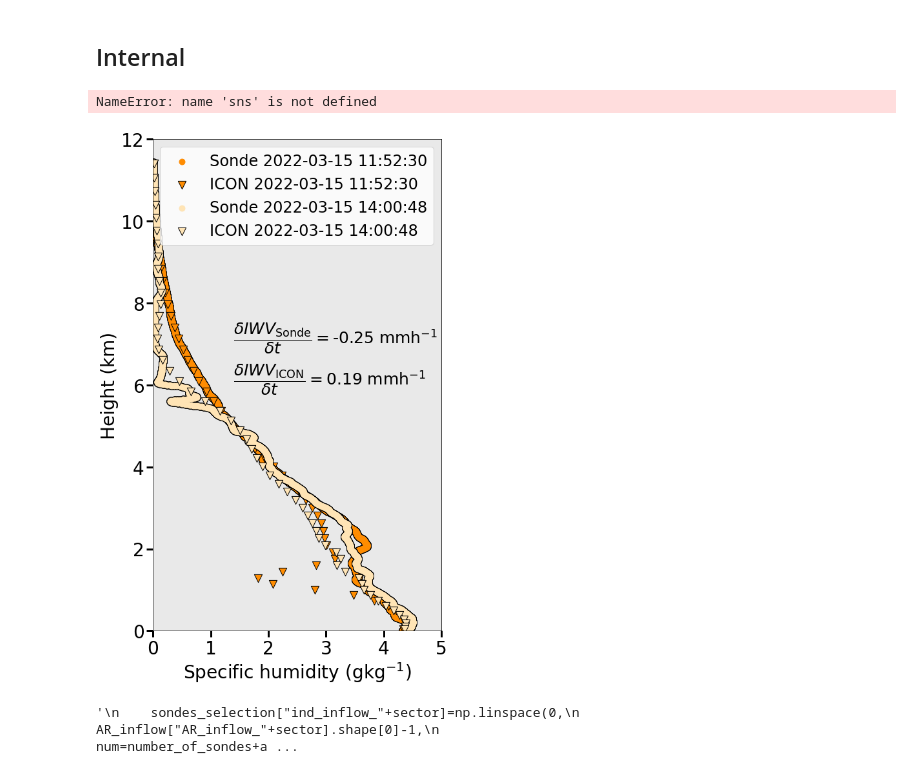
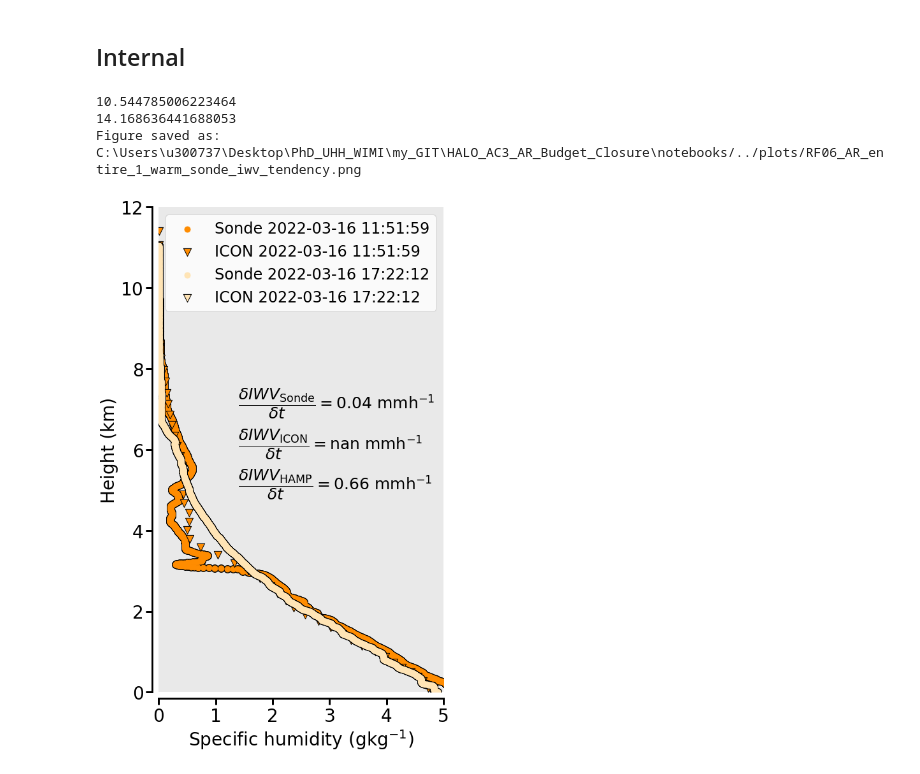
Before and after one commit to hdorff94/HALO_AC3_AR_Budget_Closure, a Jupyter notebook: notebooks/sonde_moisture_transport_divergence.ipynb, the cells around one changed output. Drawn from its saved outputs; the diff is of its cells as text; code cells hidden in the pictures.

Commit message:
Notebooks changed for getting all budget components of all sectors

```diff
--- a/notebooks/sonde_moisture_transport_divergence.ipynb
+++ b/notebooks/sonde_moisture_transport_divergence.ipynb
@@ -175,23 +175,26 @@ else:
         elif ar_of_day=="AR_entire_2":
             relevant_warm_sector_sondes=[9,10,11,12,15,16,17,18]
             relevant_cold_sector_sondes=[19,20,21]
+            relevant_warm_internal_sondes=[13,22]
             relevant_sondes_dict["warm_sector"]        = {}
             relevant_sondes_dict["warm_sector"]["in"]  = sonde_times_series.iloc[relevant_warm_sector_sondes[4::]]
             relevant_sondes_dict["warm_sector"]["out"] = sonde_times_series.iloc[relevant_warm_sector_sondes[0:4]]
             relevant_sondes_dict["cold_sector"]        = {}
             relevant_sondes_dict["cold_sector"]["in"]  = pd.Series()#sonde_times_series.iloc[relevant_cold_sector_sondes[0:3]]
             relevant_sondes_dict["cold_sector"]["out"] = sonde_times_series.iloc[relevant_cold_sector_sondes]
-
+            internal_sondes_dict["warm"]               = sonde_times_series.iloc[relevant_warm_internal_sondes]
     elif flight[0]=="RF06":
         if ar_of_day=="AR_entire_1":
             relevant_warm_sector_sondes=[0,1,2,8,9]
             relevant_cold_sector_sondes=[3,4,5,10,11,12]
+            relevant_warm_internal_sondes=[7,22]
             relevant_sondes_dict["warm_sector"]        = {}
             relevant_sondes_dict["warm_sector"]["in"]  = sonde_times_series.iloc[relevant_warm_sector_sondes[0:3]]
             relevant_sondes_dict["warm_sector"]["out"] = sonde_times_series.iloc[relevant_warm_sector_sondes[3:]]
             relevant_sondes_dict["cold_sector"]        = {}
             relevant_sondes_dict["cold_sector"]["in"]  = sonde_times_series.iloc[relevant_cold_sector_sondes[0:3]]
             relevant_sondes_dict["cold_sector"]["out"] = sonde_times_series.iloc[relevant_cold_sector_sondes[3:]]
+            internal_sondes_dict["warm"]               = sonde_times_series.iloc[relevant_warm_internal_sondes]
         elif ar_of_day=="AR_entire_2":
             relevant_warm_sector_sondes=[8,9,16,17]
             relevant_cold_sector_sondes=[10,11,12,18,19]
@@ -365,7 +375,7 @@ import halodataplot as halo_data_plotter
 
 Quick_Plotter=Data_Plotter.Quicklook_Plotter(cfg_dict)
 Radiometer_Quicklook=halo_data_plotter.Radiometer_Quicklook(cfg_dict)
-calibrated_hamp=True
+calibrated_hamp=False
 Radiometer_cls.open_processed_hamp_data(open_calibrated=calibrated_hamp,
                             newest_version=True)
 if not calibrated_hamp:
@@ -404,16 +414,16 @@ order=2
 m_est_heights=pd.read_csv(coeff_path+var_to_retrieve+"_Retrieval_coeffs_several_dates.csv",
                          index_col=0)
 
-brightness_Ts=pd.DataFrame(data=np.array(mwr_cutted["TB"][:]),
-                           index=pd.DatetimeIndex(np.array(mwr_cutted.time[:])),
-                           columns=np.array(mwr_cutted.freq[:]))
+brightness_Ts=pd.DataFrame(data=np.array(mwr["TB"][:]),
+                           index=pd.DatetimeIndex(np.array(mwr.time[:])),
+                           columns=np.array(mwr.freq[:]))
 brightness_Ts=brightness_Ts.sort_index(axis=1)
 # The retrieved hamp Q profiles for divergence calculations will rely on smoothened TBs
 smoothed_brightness_Ts=brightness_Ts.rolling("10s",min_periods=8).mean()
 
 # Initialize Retrieval class, most attributes are unused
 regr_retrieval=retrieval.Regression_Retrieval
-Smoothed_Q_Retrieval=regr_retrieval(xr.Dataset(),"q",smoothed_brightness_Ts,order,["20220315"],os.getcwd(),
+Smoothed_Q_Retrieval=regr_retrieval(xr.Dataset(),"q",smoothed_brightness_Ts,order,[date],os.getcwd(),
                       added_noise=True)
 Smoothed_Q_Retrieval.y=smoothed_brightness_Ts
 Smoothed_Q_Retrieval.build_K_reg()
@@ -432,3 +442,7 @@ if not (flight[0]=="RF06" and ar_of_day=="AR_entire_1"):
     for sonde in var_retrieved_at_sonde.index:
         var_retrieved_at_sonde[var_retrieved_at_sonde<0.0]=0.0
         plt.plot(var_retrieved_at_sonde.loc[sonde,:],var_retrieved_at_sonde.columns[:],label=sonde)
+    plot_path=start_path+"/../plots/"
+    fig_name=flight[0]+"_"+ar_of_day+"_"+sector_to_plot+"Quicklook_retrieval_hamp_sondes.png"
+    plt.savefig(plot_path+fig_name)
+    print("Figure saved as:",plot_path+fig_name)
@@ -936,7 +982,6 @@ Figure saved as: C:\Users\u300737\Desktop\PhD_UHH_WIMI\my_GIT\HALO_AC3_AR_Budget
 # ---- Add this one : internal_sondes_dict["cold"]
 matplotlib.rcParams.update({"font.size":28})
 # Internal sondes iwv
-#print(Dropsondes["alt"].keys())#.iloc[internal_sondes_dict["warm"]]
 time_list=[str(time) for time in sonde_times_series.index]
 Dropsondes["new_alt"]=Dropsondes["alt"].copy()
 #time_list=[str(pd.Timestamp(time)) for time in sonde_sector_times] ----> old default
@@ -944,6 +989,30 @@ new_key_list=[]
 for key in [*Dropsondes["alt"].keys()]:
     new_key=str(pd.Timestamp(key))
     Dropsondes["alt"][new_key] = Dropsondes["alt"].pop(key)
+
+iwv_sonde=Dropsondes["IWV"].iloc[internal_sondes_dict["warm"]]
+minutes_to_divide=iwv_sonde.index.to_series().diff().astype('timedelta64[m]')[-1]
+iwv_sonde_diff=iwv_sonde.diff()[-1]/minutes_to_divide*60
+
+    #hamp_gradients using 1min mean
+hamp_iwv_internal_mean=pd.Series(data=np.nan,index=iwv_sonde.index)
+for t,sonde_time in enumerate(iwv_sonde.index):
+    if flight[0]=="RF06" and ar_of_day=="AR_entire_1" and t==0:
+        sonde_period_start= pd.Timestamp("2022-03-16 12:01")-pd.Timedelta("30s")
+        sonde_period_end  = pd.Timestamp("2022-03-16 12:01")+pd.Timedelta("30s")
+    else:
+        sonde_period_start= pd.Timestamp(sonde_time)-pd.Timedelta("30s")
+        sonde_period_end  = pd.Timestamp(sonde_time)+pd.Timedelta("30s")
+
+    mean_iwv_sonde_values=IWV_retrieved.loc[str(sonde_period_start):\
+                                                             str(sonde_period_end)].mean()
+    print(mean_iwv_sonde_values)
+    hamp_iwv_internal_mean.loc[sonde_time]=mean_iwv_sonde_values
+
+
+
+hamp_iwv_diff=hamp_iwv_internal_mean.diff()/minutes_to_divide*60
+icon_iwv_diff=pd.Series(data=np.nan, index=iwv_sonde.index)
 
 iwv_sonde_fig=plt.figure(figsize=(8,14))
 ax1=iwv_sonde_fig.add_subplot(111)
@@ -955,9 +1024,6 @@ if sector_to_plot=="warm":
     colors=["darkorange","moccasin"]
 else:
     colors=["darkviolet","plum"]
-iwv_sonde=Dropsondes["IWV"].iloc[internal_sondes_dict["warm"]]
-iwv_sonde_diff=iwv_sonde.diff()[-1]/128*60
-icon_iwv_diff=pd.Series(data=np.nan, index=iwv_sonde.index)
 
 for c,sonde_time in enumerate(internal_sondes_dict[sector_to_plot]):
     if sector_to_plot=="warm":
@@ -985,37 +1051,41 @@ for c,sonde_time in enumerate(internal_sondes_dict[sector_to_plot]):
         icon_q_sondes["Sonde"+str(c)]=halo_icon_hmc["q"].loc[relevant_timestamp-pd.Timedelta("1min"):\
                                                          relevant_timestamp+pd.Timedelta("1min")].mean(axis=0)
         icon_z_sondes["Sonde"+str(c)]=halo_icon_hmc["Z_Height"].loc[relevant_timestamp-pd.Timedelta("1min"):\
                                                                 relevant_timestamp+pd.Timedelta("1min")].mean(axis=0)
         icon_iwv_diff.iloc[c]=halo_icon_hmp["Interp_IWV"].loc[relevant_timestamp-pd.Timedelta("1min"):\
                                             relevant_timestamp+pd.Timedelta("1min")].mean(axis=0)
     ax1.scatter(icon_q_sondes["Sonde"+str(c)]*1000,
                 icon_z_sondes["Sonde"+str(c)]/1000,
                 marker="v", s=150, color=colors[c],edgecolor="k",
                 label="ICON "+str(relevant_timestamp))
     if sector_to_plot=="warm":
-        iwv_icon_diff_h=icon_iwv_diff.diff()[-1]/128*60
+        iwv_icon_diff_h=icon_iwv_diff.diff()[-1]/minutes_to_divide*60
     else:
-        iwv_icon_diff_h=icon_iwv_diff.diff()[-1]/125*60
+        iwv_icon_diff_h=icon_iwv_diff.diff()[-1]/minutes_to_divide*60
 ax1.set_xlabel("Specific humidity (${\mathrm{gkg}}^{-1}$)")
 ax1.set_ylabel("Height (km)")
 ax1.set_xlim([0,5])
 ax1.set_ylim([0,12])
 if sector_to_plot=="warm":
     ax1.text(1.4,7,"$\dfrac{\delta {IWV}_{\mathrm{Sonde}}}{\delta t}=$"+str(round(iwv_sonde_diff,2))+" $\mathrm{mmh}^{-1}$",
          fontsize=25)
 ax1.text(1.4,6,"$\dfrac{\delta {IWV}_{\mathrm{ICON}}}{\delta t}=$"+str(round(iwv_icon_diff_h,2))+" $\mathrm{mmh}^{-1}$",
          fontsize=25)
+ax1.text(1.4,5,"$\dfrac{\delta {IWV}_{\mathrm{HAMP}}}{\delta t}=$"+str(round(hamp_iwv_diff[-1],2))+" $\mathrm{mmh}^{-1}$",
+        fontsize=25)
 ax1.xaxis.set_tick_params(width=3,length=10)
 ax1.yaxis.set_tick_params(width=3,length=10)
 #ax1.text(2,5,"$\dfrac{\delta {IWV}_{\mathrm{HAMP}}}{\delta t}=$",fontsize=25)
 ax1.legend(fontsize=24)
 sns.despine(offset=10)
 fig_name=flight[0]+"_"+ar_of_day+"_"+sector_to_plot+"_sonde_iwv_tendency.png"
 iwv_sonde_fig.savefig(plot_path+fig_name,dpi=300,bbox_inches="tight")
 print("Figure saved as:",plot_path+fig_name)
 # %% [output]
-NameError: name 'sns' is not defined
+10.544785006223464
+14.168636441688053
+Figure saved as: C:\Users\u300737\Desktop\PhD_UHH_WIMI\my_GIT\HALO_AC3_AR_Budget_Closure\notebooks/../plots/RF06_AR_entire_1_warm_sonde_iwv_tendency.png
-[figure, old version]
+[figure, new version]
 # %%
 """
     sondes_selection["ind_inflow_"+sector]=np.linspace(0,
@@ -1164,5 +1234,3 @@ for sector in ["warm_sector","core","cold_sector"]:
                                      sondes_selection["pos_outflow_"+sector]])
 
 """
-# %% [output]
-'\n    sondes_selection["ind_inflow_"+sector]=np.linspace(0,\n                                    AR_inflow["AR_inflow_"+sector].shape[0]-1,\n                                    num=number_of_sondes+a ...
```
Also changed, not shown: parts of 13 cells of this notebook, 3 other files.
